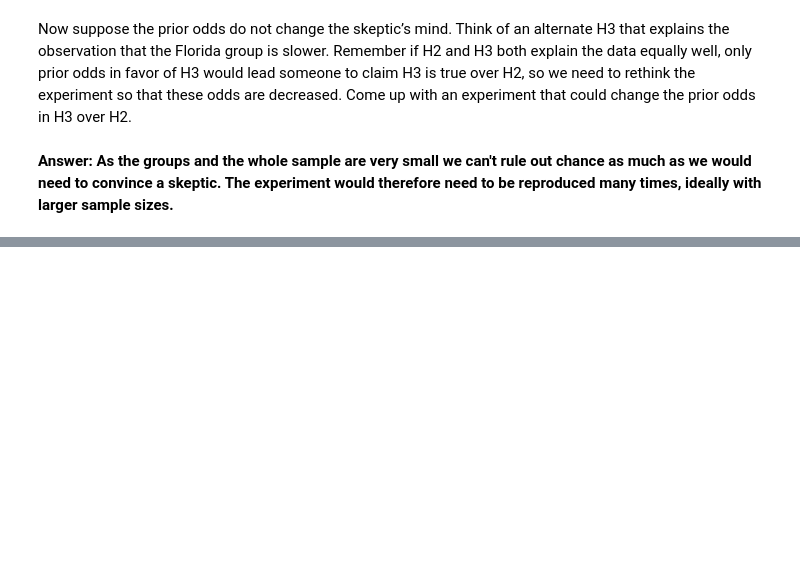
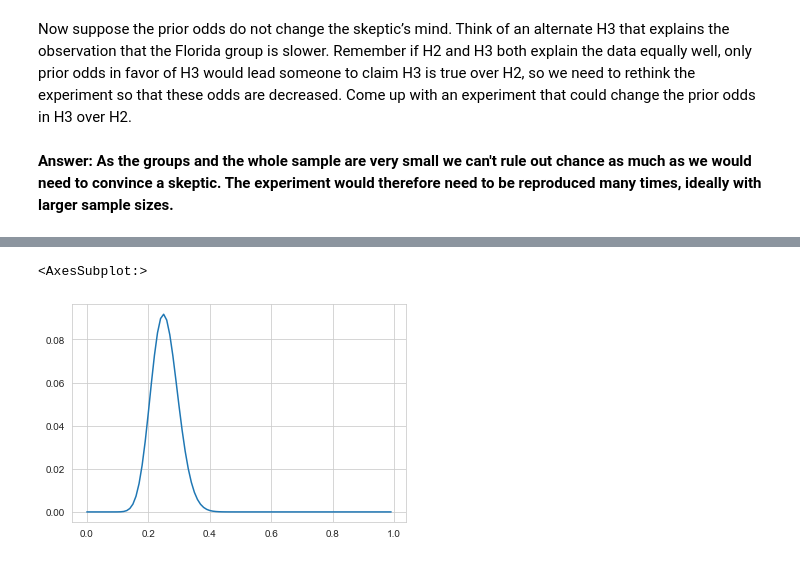
Before and after one commit to MerlinSchaefer/solutions_bayes_stats_fun_way, a Jupyter notebook: Bayesian Statistics the fun way exercises.ipynb, the cells around one changed output, grey strips where cells are left out. Drawn from its saved outputs; the diff is of its cells as text; code cells hidden in the pictures; blank space fills up the shorter version.

```diff
--- a/Bayesian Statistics the fun way exercises.ipynb
+++ b/Bayesian Statistics the fun way exercises.ipynb
@@ -911,0 +946,9 @@ over H2.
+# %%
+bfs = bayes_factor(hypotheses,0.5)
+priors = np.cumprod(np.append(np.array([1]),np.repeat(1.05,len(bfs)-1)))
+p_posteriors = (bfs * priors)/sum(bfs*priors)
+# %%
+sns.lineplot(x=hypotheses,y=p_posteriors)
+# %% [output]
+<AxesSubplot:>
+[figure, added]
```
Also changed, not shown: parts of 11 cells of this notebook.
